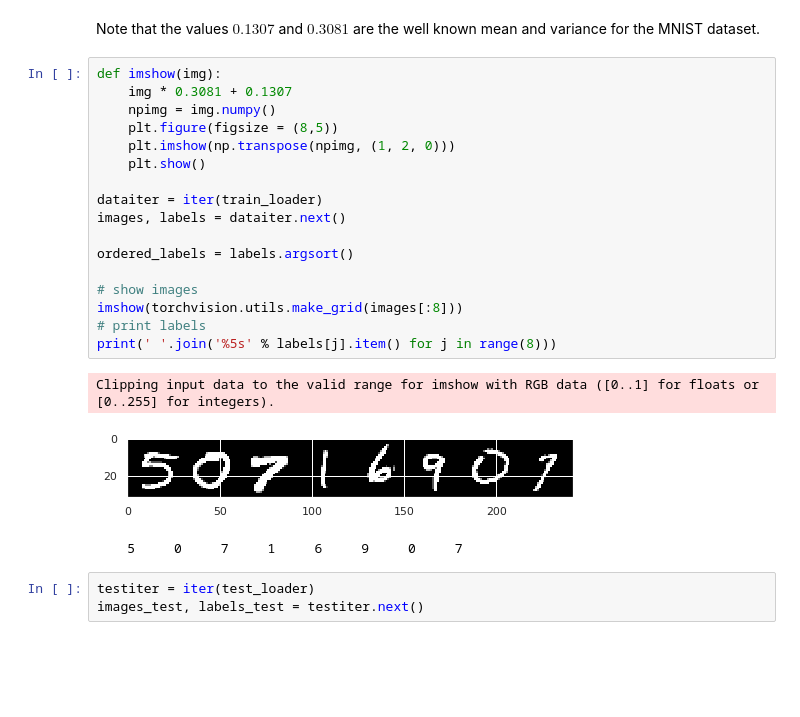
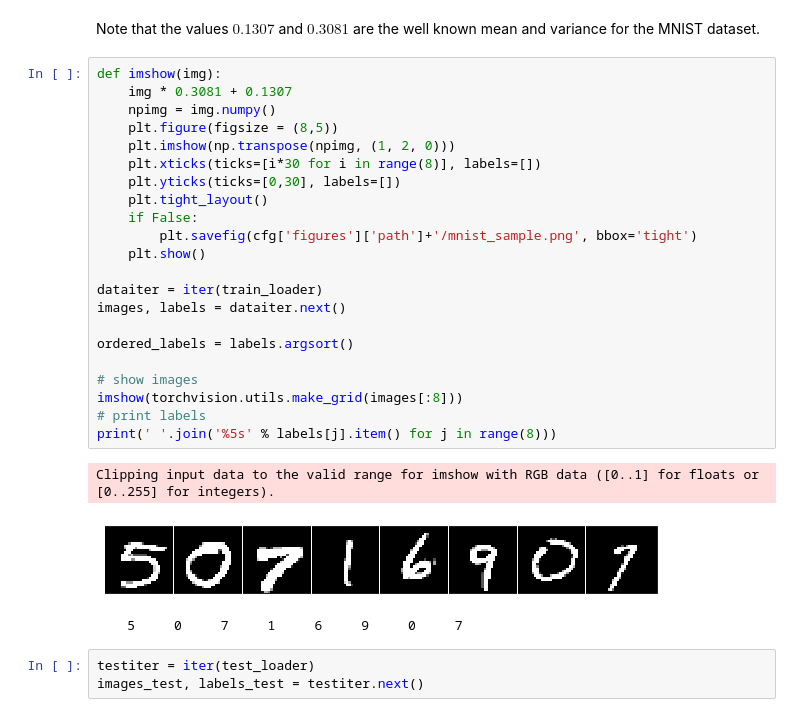
Before and after one commit to WilliamCappelletti/CNTK, a Jupyter notebook: Simulations/src/notebooks/CNTK.ipynb, the cells around one changed output. Saved outputs shown, nothing was run; the diff lists cells and outputs as text; blank space fills up the shorter version.

```diff
--- a/Simulations/src/notebooks/CNTK.ipynb
+++ b/Simulations/src/notebooks/CNTK.ipynb
@@ -99,23 +99,28 @@ Note that the values $0.1307$ and $0.3081$ are the well known mean and variance
 # %%
 def imshow(img):
     img * 0.3081 + 0.1307
     npimg = img.numpy()
     plt.figure(figsize = (8,5))
     plt.imshow(np.transpose(npimg, (1, 2, 0)))
+    plt.xticks(ticks=[i*30 for i in range(8)], labels=[])
+    plt.yticks(ticks=[0,30], labels=[])
+    plt.tight_layout()
+    if False:
+        plt.savefig(cfg['figures']['path']+'/mnist_sample.png', bbox='tight')
     plt.show()
 
 dataiter = iter(train_loader)
 images, labels = dataiter.next()
 
 ordered_labels = labels.argsort()
 
 # show images
 imshow(torchvision.utils.make_grid(images[:8]))
 # print labels
 print(' '.join('%5s' % labels[j].item() for j in range(8)))
 # %% [output]
 Clipping input data to the valid range for imshow with RGB data ([0..1] for floats or [0..255] for integers).
-[figure, old version]
+[figure, new version]
     5     0     7     1     6     9     0     7
 # %%
 testiter = iter(test_loader)
```
Also changed, not shown: parts of 1 cell of this notebook, 4 other files.
